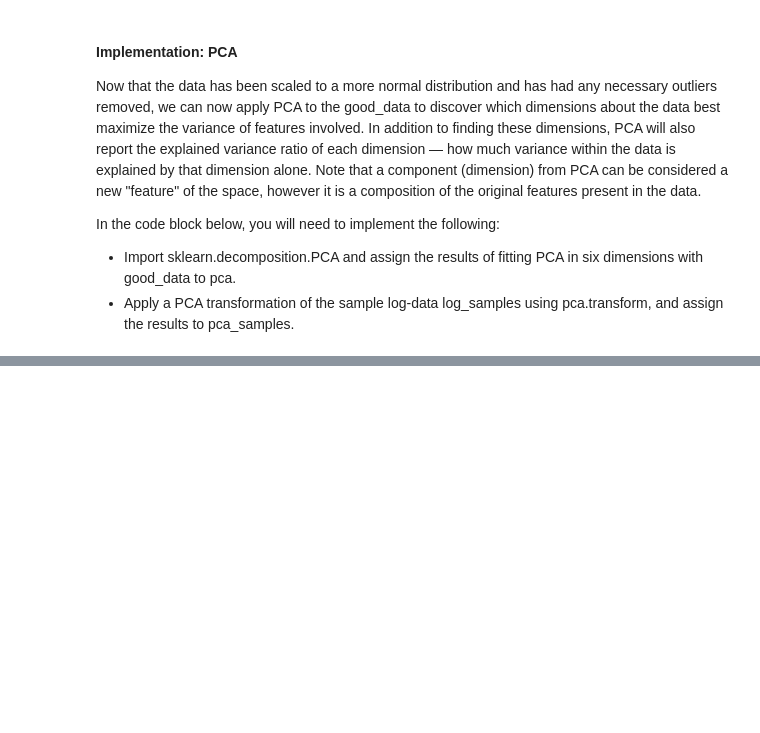
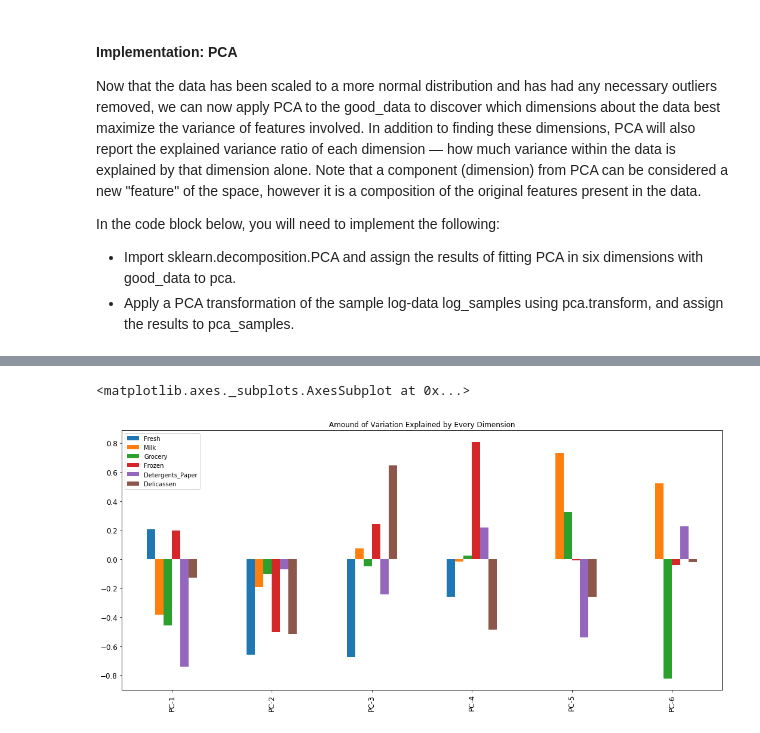
Before and after one commit to waficf/Python_Data_Training, a Jupyter notebook: Wholesale_Cluster.ipynb, the cells around one changed output, grey strips where cells are left out. Saved outputs shown, nothing was run; the diff lists cells and outputs as text; code cells hidden in the pictures; blank space fills up the shorter version.

```diff
--- a/Wholesale_Cluster.ipynb
+++ b/Wholesale_Cluster.ipynb
@@ -313,0 +301,11 @@ memory usage: 21.4 KB
+# %%
+outlier_list
+duplicate = []
+unique = []
+
+for i in outlier_list:
+    if i not in unique:
+        unique.append(i)
+    else:
+        duplicate.append(i)
+set(duplicate)
@@ -313,0 +314,4 @@ memory usage: 21.4 KB
+# %%
+good_data = log_data.drop(log_data.index[duplicate])
+print ('Number of Dropped Observations: ', len(outlier_list))
+good_data.info()
@@ -325,11 +344,12 @@ In the code block below, you will need to implement the following:
 # TODO: Apply PCA by fitting the good data with the same number of dimensions as features
 from sklearn.decomposition import PCA
 pca = PCA(n_components=6)
-pca.fit(good_data)
+pca.fit_transform(good_data)
 
 # TODO: Transform the sample log-data using the PCA fit above
 pca_sample = pca.transform(log_sample)
 
 # Generate PCA results plot
-rs.pca_results(good_data, pca)
+pca_df = pd.DataFrame.from_records(pca.components_, columns=good_data.columns, index = ['PC-1','PC-2','PC-3','PC-4','PC-5','PC-6'])
+pca_df.T
 # %% [output]
@@ -336,0 +363,5 @@ TypeError: 'module' object is not callable
+# %%
+pca_df.plot(kind='bar', figsize=(18,8), title="Amound of Variation Explained by Every Dimension", fontsize=12)
+# %% [output]
+<matplotlib.axes._subplots.AxesSubplot at 0x...>
+[figure, added]
```
Also changed, not shown: parts of 14 cells of this notebook, 1 other file.
